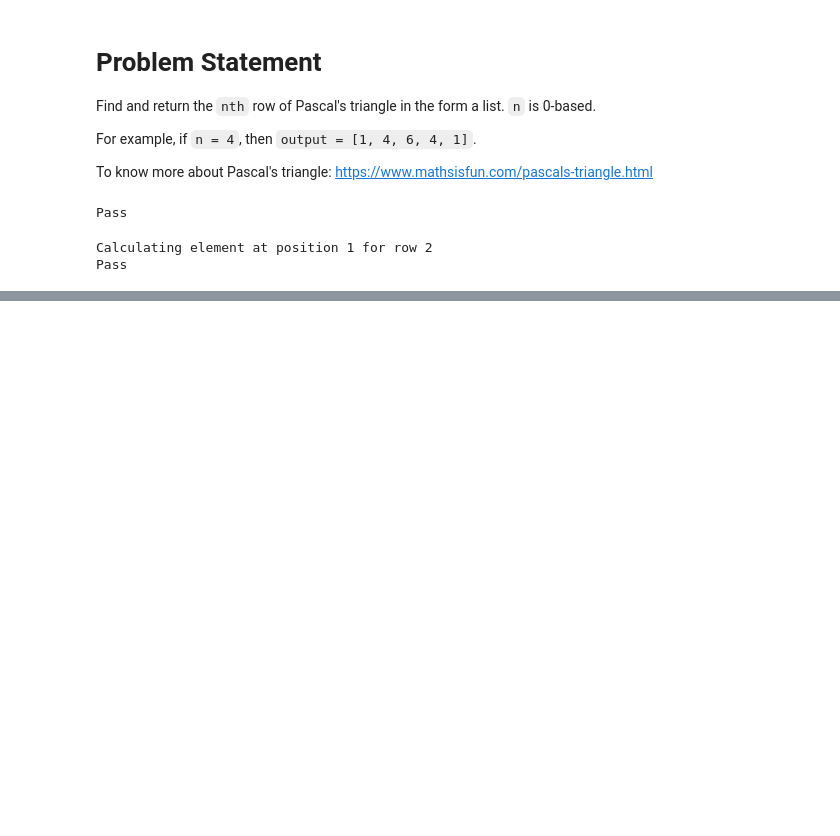
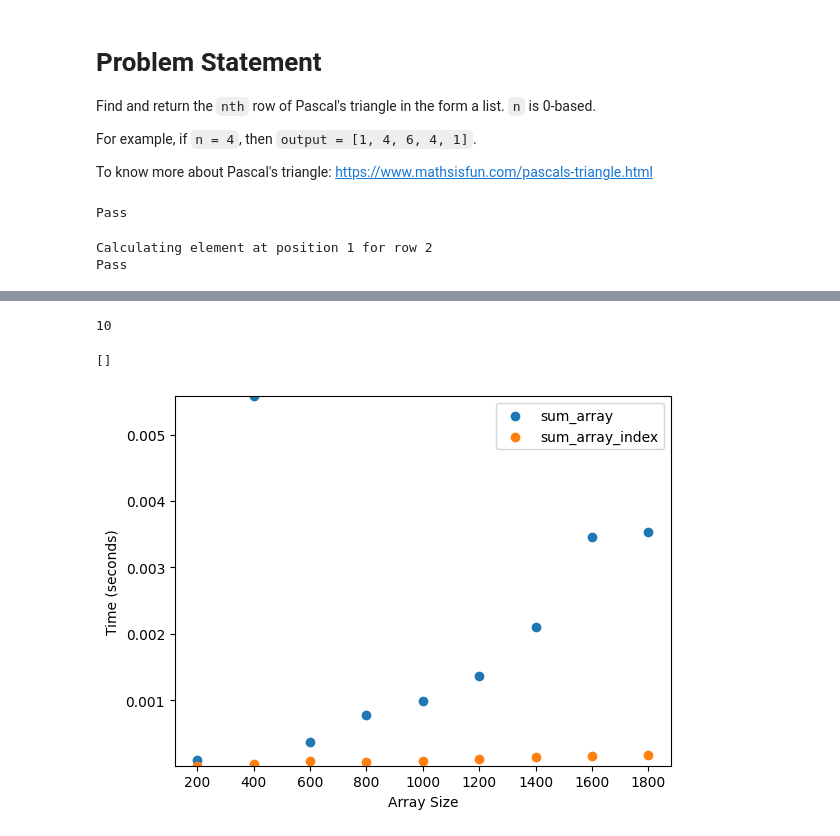
Before and after one commit to ligenchang/algorithm, a Jupyter notebook: arrays.ipynb, the cells around one changed output, grey strips where cells are left out. Saved outputs shown, nothing was run; the diff lists cells and outputs as text; code cells hidden in the pictures; blank space fills up the shorter version.

```diff
--- a/arrays.ipynb
+++ b/arrays.ipynb
@@ -800,0 +1351,10 @@ Pass
+# %%
+def sum_array(array):
+    # Base Case
+    if len(array) == 1:
+        return array[0]
+
+    return array[0] + sum_array(array[1:])
+
+arr = [1, 2, 3, 4]
+print(sum_array(arr))
@@ -800,0 +1390,48 @@ Pass
+# %%
+def sum_array_index(array, index):
+    # Base Cases
+    if len(array) - 1 == index:
+        return array[index]
+
+    return array[index] + sum_array_index(array, index + 1)
+
+arr = [1, 2, 3, 4]
+print(sum_array_index(arr, 0))
+# %% [output]
+10
+# %%
+import matplotlib.pyplot as plt
+import statistics
+import time
+
+n_steps = 10
+step_size = 200
+array_sizes = list(range(step_size, n_steps*step_size, step_size))
+big_array = list(range(n_steps*step_size))
+sum_array_times = []
+sum_array_index_times = []
+
+for array_size in array_sizes:
+    subset_array = big_array[:array_size]
+
+    start_time = time.time()
+    sum_array(subset_array)
+    sum_array_times.append(time.time() - start_time)
+
+    start_time = time.time()
+    sum_array_index(subset_array, 0)
+    sum_array_index_times.append(time.time() - start_time)
+
+
+plt.scatter(x=array_sizes, y=sum_array_times, label='sum_array')
+plt.scatter(x=array_sizes, y=sum_array_index_times, label='sum_array_index')
+plt.ylim(
+    top=max(sum_array_times + sum_array_index_times),
+    bottom=min(sum_array_times + sum_array_index_times))
+plt.legend()
+plt.xlabel('Array Size')
+plt.ylabel('Time (seconds)')
+plt.plot()
+# %% [output]
+[]
+[figure, added]
```
Also changed, not shown: parts of 62 cells of this notebook.
